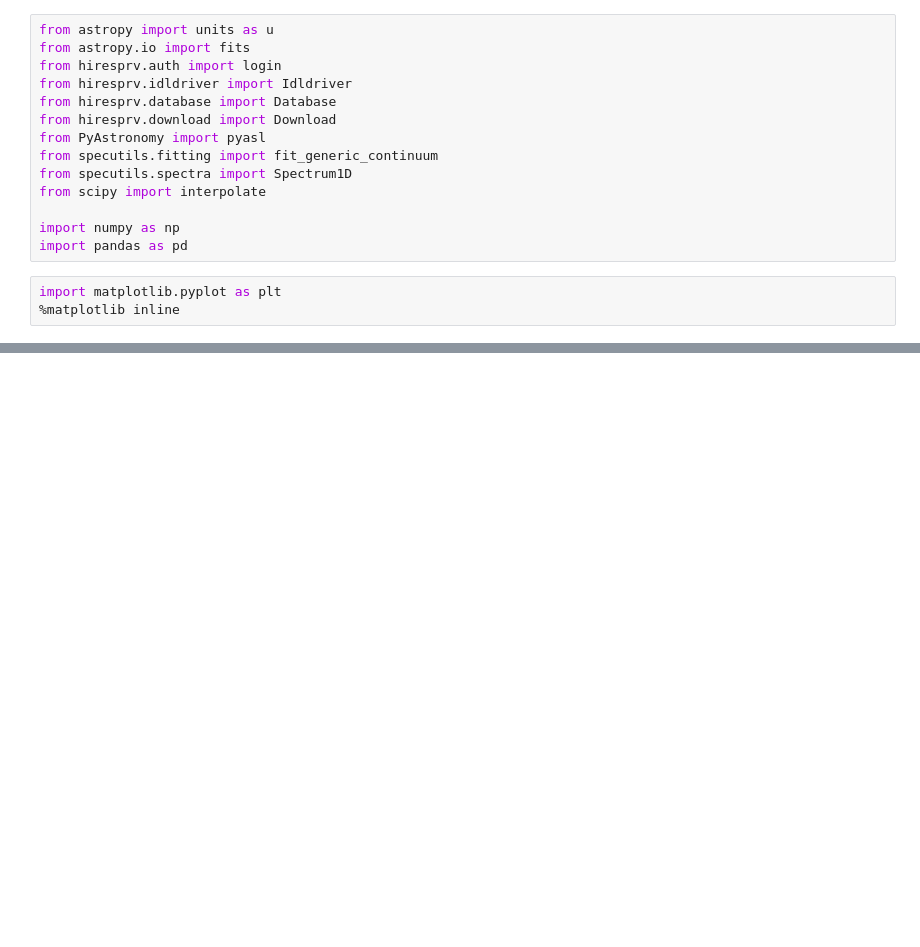
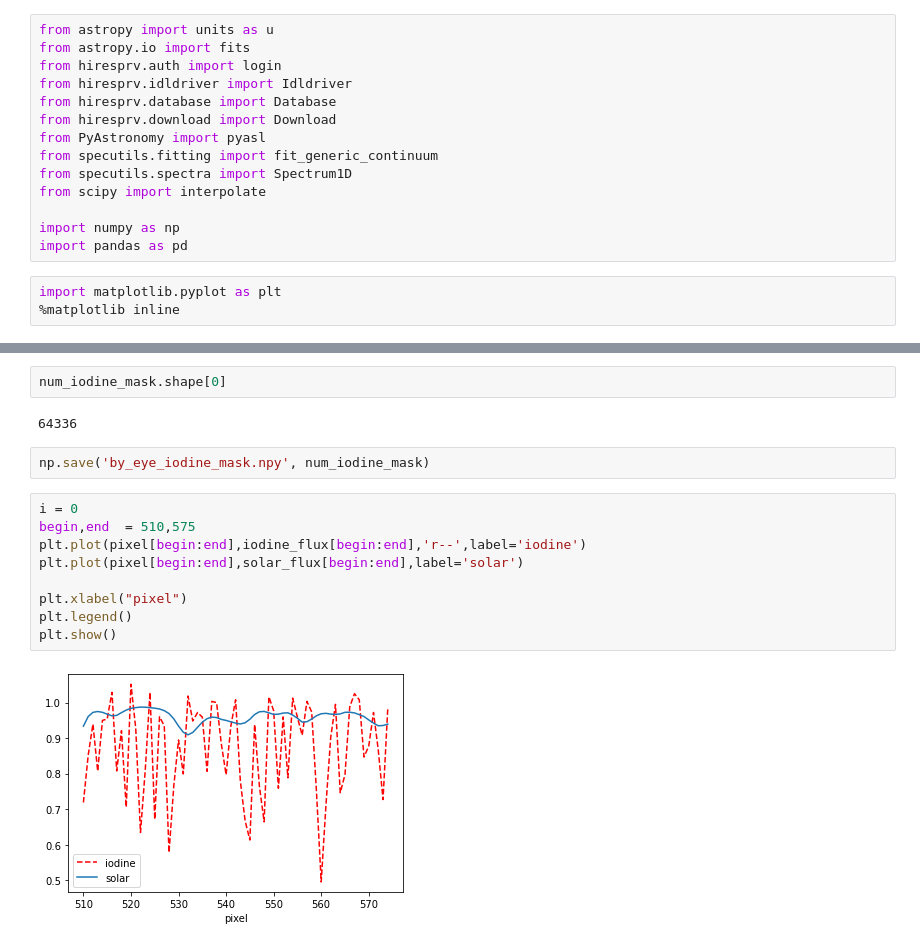
Before and after one commit to jgussman/CHIP, a Jupyter notebook: NoteBooks/test.ipynb, the cells around one changed output, grey strips where cells are left out. Drawn from its saved outputs; the diff is of its cells as text; blank space fills up the shorter version.

```diff
--- a/NoteBooks/test.ipynb
+++ b/NoteBooks/test.ipynb
@@ -105,0 +75,17 @@ array([4.9500039e+03, 9.7771833e-01])
+# %%
+num_iodine_mask.shape[0]
+# %% [output]
+64336
+# %%
+np.save('by_eye_iodine_mask.npy', num_iodine_mask)
+# %%
+i = 0
+begin,end  = 510,575
+plt.plot(pixel[begin:end],iodine_flux[begin:end],'r--',label='iodine')
+plt.plot(pixel[begin:end],solar_flux[begin:end],label='solar')
+
+plt.xlabel("pixel")
+plt.legend()
+plt.show()
+# %% [output]
+[figure, added]
```
Also changed, not shown: parts of 62 cells of this notebook, 3 other files.
